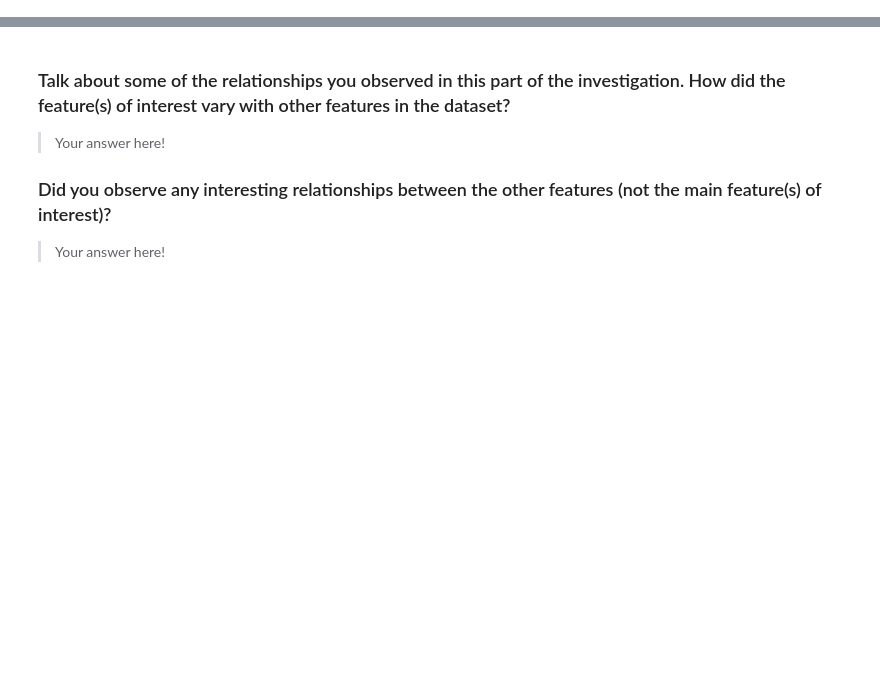
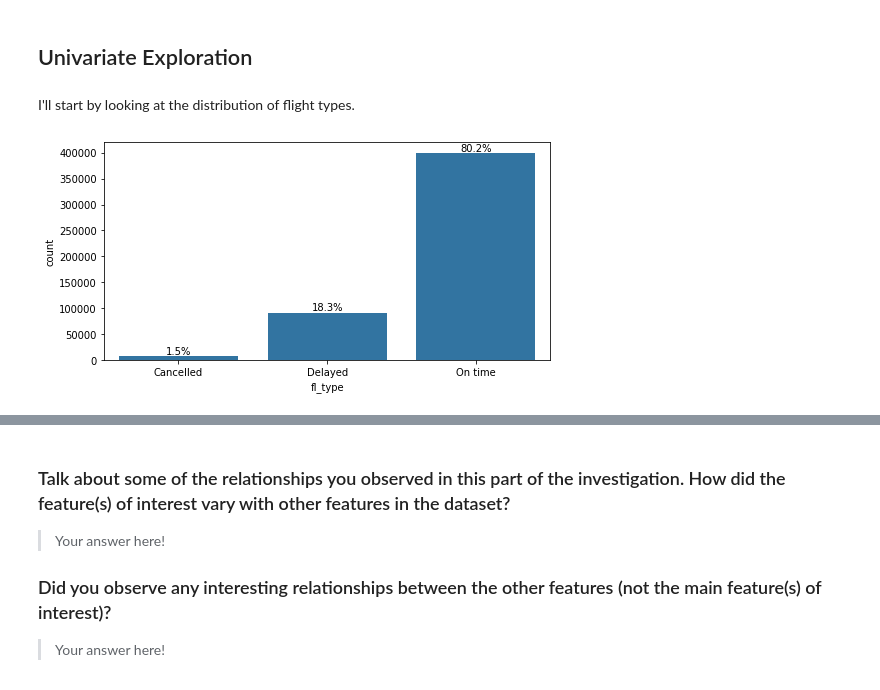
Before and after one commit to thaysmartinez/flights-data-exploration, a Jupyter notebook: exploration_template.ipynb, the cells around one changed output, grey strips where cells are left out. Drawn from its saved outputs; the diff is of its cells as text; code cells hidden in the pictures; blank space fills up the shorter version.

Commit message:
refactor: Redo of Uni and Bivariate exploration

```diff
--- a/exploration_template.ipynb
+++ b/exploration_template.ipynb
@@ -431,0 +72,4 @@ plt.ylabel('Taxi-in Duration (min)');
+# %%
+# Breakdown datetime objects and convert to int
+df_flights['crs_dep_hour'] = df_flights.crs_dep_time.str.slice(0, 2)
+df_flights['crs_arr_hour'] = df_flights.crs_arr_time.str.slice(0, 2)
@@ -431,0 +78,23 @@ plt.ylabel('Taxi-in Duration (min)');
+# %%
+# Convert to string data type
+variables_str = ['year', 'month', 'weekday']
+convert_str = lambda x: x.astype(str) if x.name in variables_str else x
+df_flights = df_flights.apply(convert_str)
+
+# Pad zero to month string
+df_flights['month'] = df_flights.month.str.zfill(2)
+
+# Convert to category data type
+variables_cat = ['fl_type', 'canc_desc', 'diverted']
+convert_cat = lambda x: x.astype('category') if x.name in variables_cat else x
+df_flights = df_flights.apply(convert_cat)
+# %%
+# Reorder columns
+columns = ['date', 'year', 'month', 'weekday', 'dep_airport', 'dep_city', 'dep_state',
+           'dest_airport', 'dest_city', 'dest_state', 'crs_dep_hour', 'crs_dep_time',
+           'dep_time', 'dep_delay', 'taxi_out', 'wheels_off', 'wheels_on', 'taxi_in',
+           'crs_arr_hour', 'crs_arr_time', 'arr_time', 'arr_delay', 'fl_type',
+           'canc_desc', 'crs_elapsed_time', 'elapsed_time', 'air_time', 'distance',
+           'Carrier', 'Weather', 'NAS', 'Security', 'Late Aircraft']
+
+df_flights = df_flights[columns]
@@ -431,0 +124,4 @@ plt.ylabel('Taxi-in Duration (min)');
+# %% [markdown]
+## Univariate Exploration
+# %% [markdown]
+I'll start by looking at the distribution of flight types.
@@ -431,0 +131,6 @@ plt.ylabel('Taxi-in Duration (min)');
+# %%
+plt.figure(figsize=[8, 4])
+sb.countplot(data=df_flights, x='fl_type', color=base_color)
+ca.chart_props(df_flights, 'fl_type');
+# %% [output]
+[figure, added]
```
Also changed, not shown: parts of 78 cells of this notebook.
